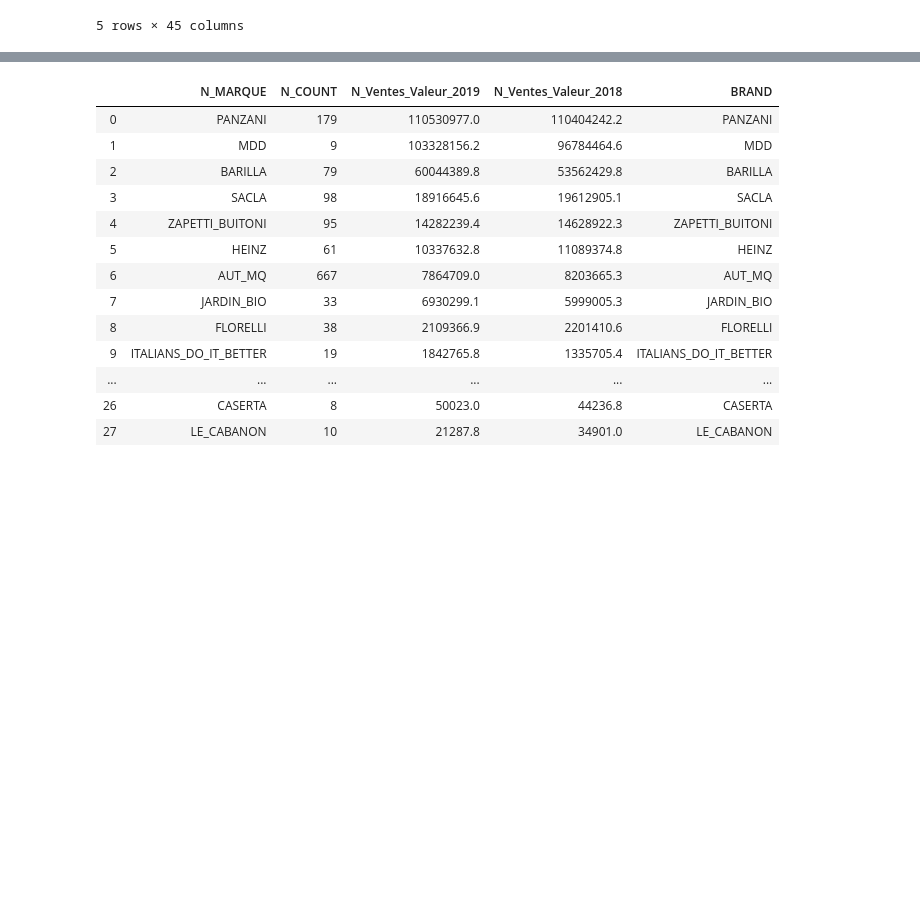
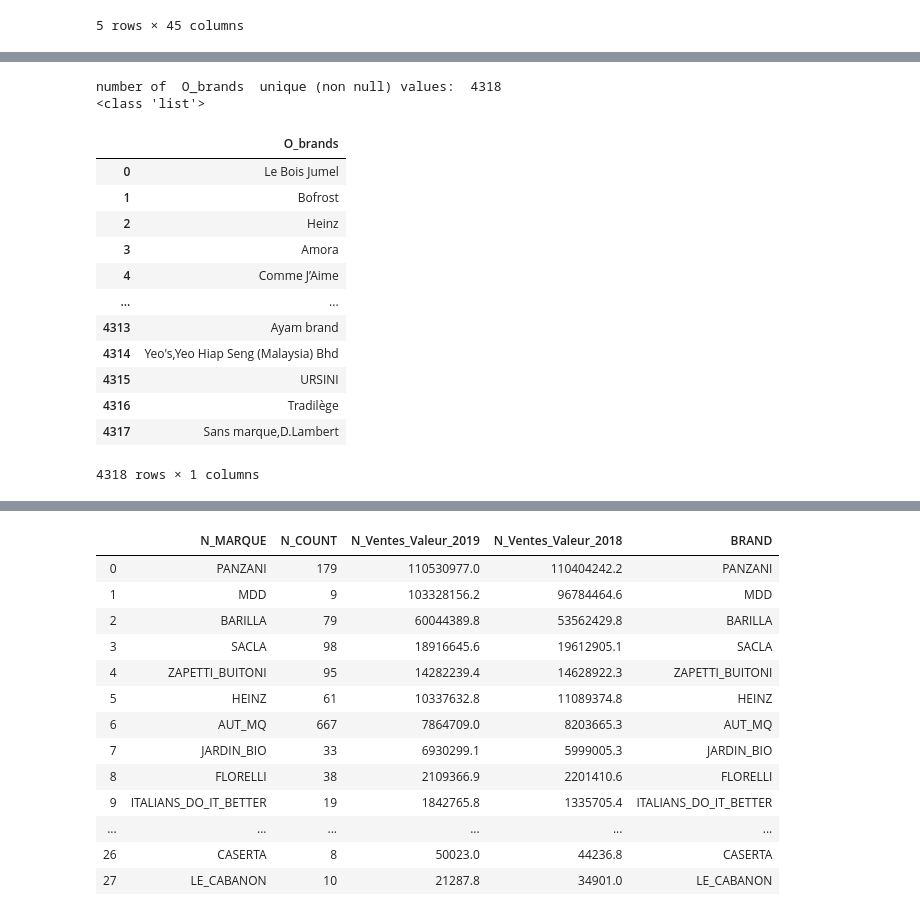
Before and after one commit to alex-toy/italians_do_it_better, a Jupyter notebook: M_MERGE/PRODUCT_TRAINING_DATA_O_N.ipynb, the cells around one changed output, grey strips where cells are left out. Saved outputs shown, nothing was run; the diff lists cells and outputs as text; code cells hidden in the pictures; blank space fills up the shorter version.

```diff
--- a/M_MERGE/PRODUCT_TRAINING_DATA_O_N.ipynb
+++ b/M_MERGE/PRODUCT_TRAINING_DATA_O_N.ipynb
@@ -289,0 +144,20 @@ memory usage: 624.4+ KB
+# %%
+#list of BRANDS in df_O_PROD
+O_brands_U = pd.DataFrame(unique_clean(df_O_PROD,'O_brands'), columns =['O_brands'])
+O_brands_U
+# %% [output]
+number of  O_brands  unique (non null) values:  4318
+<class 'list'>
+|  | O_brands |
+| 0 | Le Bois Jumel |
+| 1 | Bofrost |
+| 2 | Heinz |
+| 3 | Amora |
+| 4 | Comme J’Aime |
+| ... | ... |
+| 4313 | Ayam brand |
+| 4314 | Yeo's,Yeo Hiap Seng (Malaysia) Bhd |
+| 4315 | URSINI |
+| 4316 | Tradilège |
+| 4317 | Sans marque,D.Lambert |
+4318 rows × 1 columns
```
Also changed, not shown: parts of 71 cells of this notebook, 3 other files.
